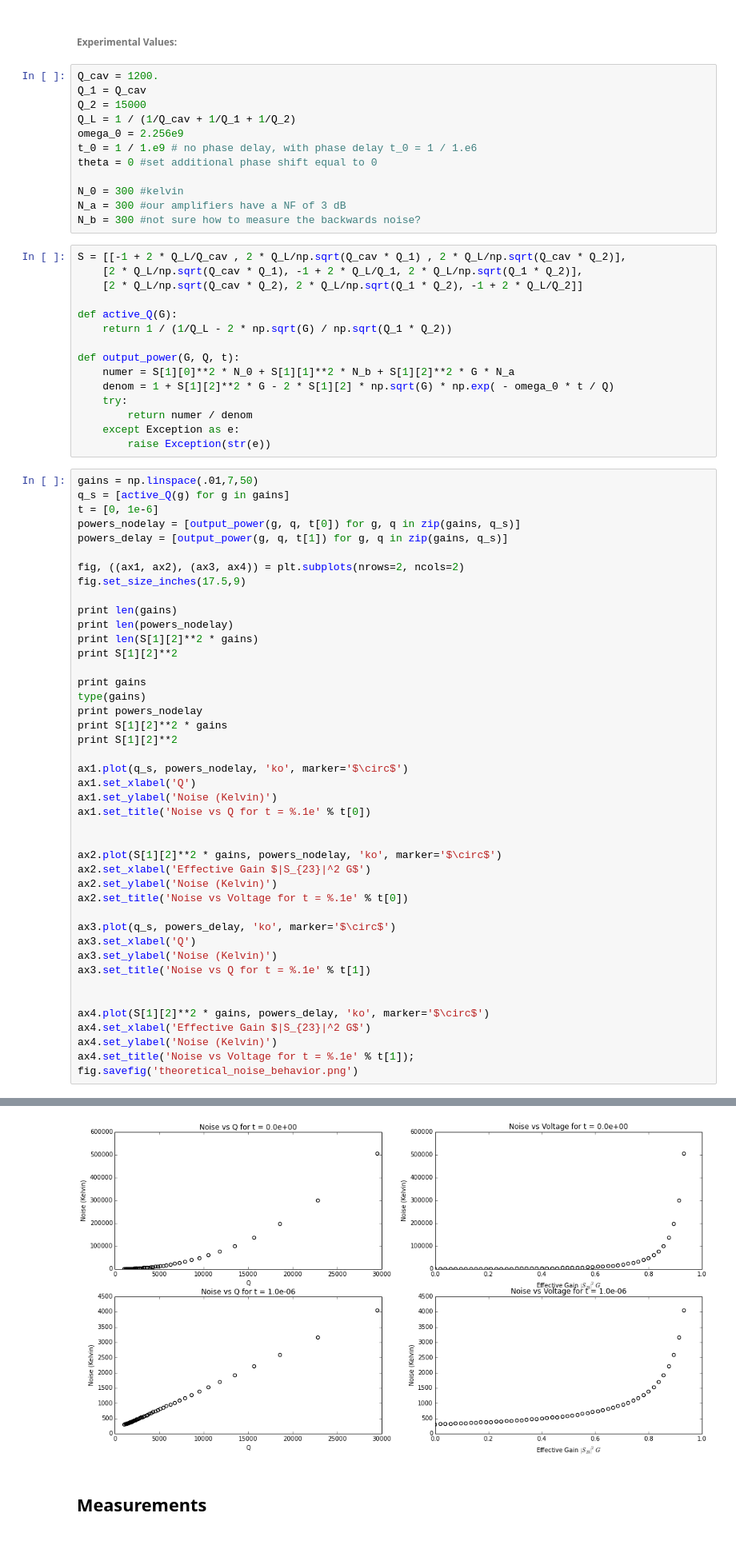
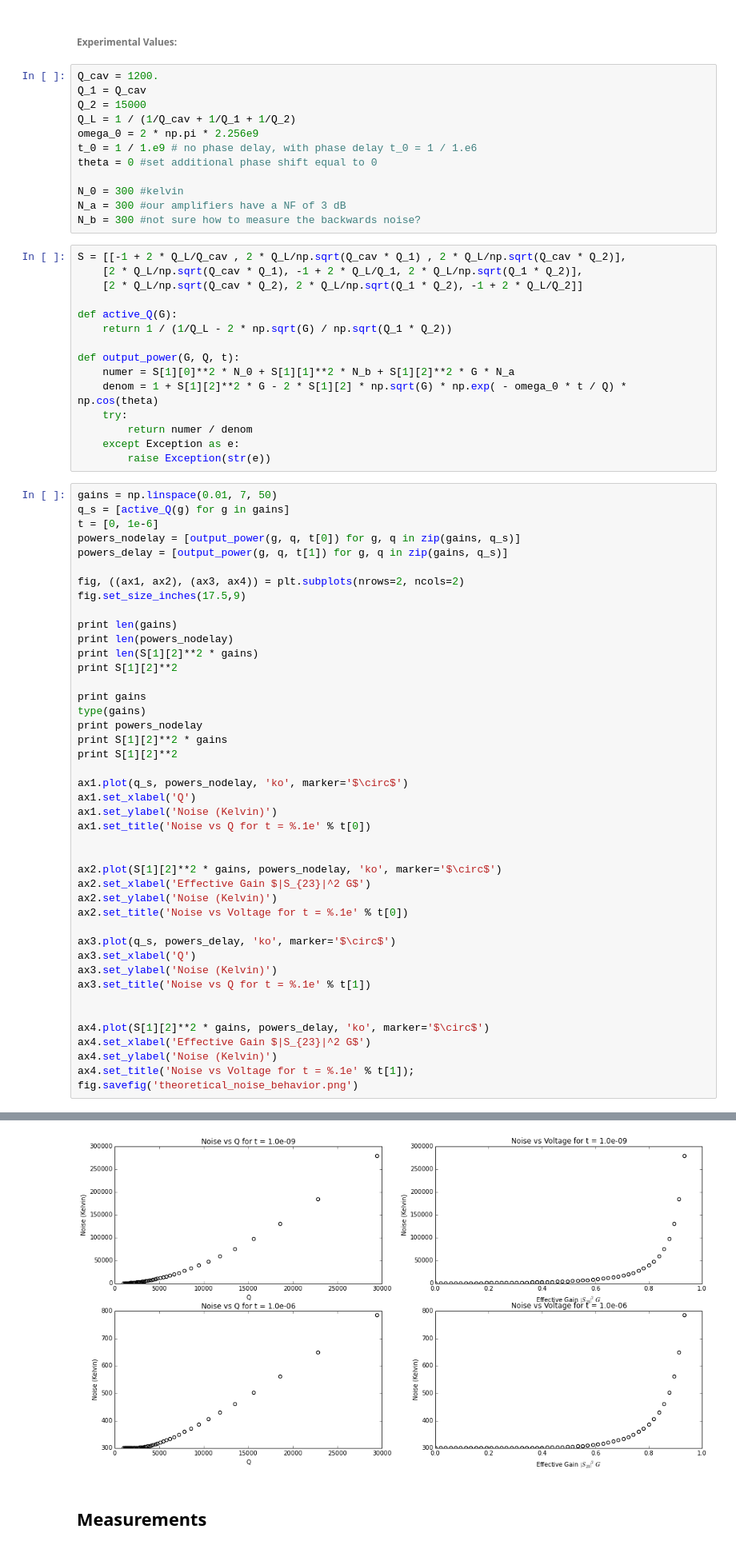
Before and after one commit to lisaleemcb/ouroboros, a Jupyter notebook: Active_Resonator_Calculations.ipynb, the cells around one changed output, grey strips where cells are left out. Shown at 80% size. Drawn from its saved outputs; the diff is of its cells as text.

```diff
--- a/Active_Resonator_Calculations.ipynb
+++ b/Active_Resonator_Calculations.ipynb
@@ -171,7 +171,7 @@ Q_cav = 1200.
 Q_1 = Q_cav
 Q_2 = 15000
 Q_L = 1 / (1/Q_cav + 1/Q_1 + 1/Q_2)
-omega_0 = 2.256e9
+omega_0 = 2 * np.pi * 2.256e9
 t_0 = 1 / 1.e9 # no phase delay, with phase delay t_0 = 1 / 1.e6
 theta = 0 #set additional phase shift equal to 0
 
@@ -188,13 +188,13 @@ def active_Q(G):
 
 def output_power(G, Q, t):
     numer = S[1][0]**2 * N_0 + S[1][1]**2 * N_b + S[1][2]**2 * G * N_a
-    denom = 1 + S[1][2]**2 * G - 2 * S[1][2] * np.sqrt(G) * np.exp( - omega_0 * t / Q)
+    denom = 1 + S[1][2]**2 * G - 2 * S[1][2] * np.sqrt(G) * np.exp( - omega_0 * t / Q) * np.cos(theta)
     try:
         return numer / denom
     except Exception as e:
         raise Exception(str(e))
 # %%
-gains = np.linspace(.01,7,50)
+gains = np.linspace(0.01, 7, 50)
 q_s = [active_Q(g) for g in gains]
 t = [0, 1e-6]
 powers_nodelay = [output_power(g, q, t[0]) for g, q in zip(gains, q_s)]
@@ -257,4 +240,4 @@ fig.savefig('theoretical_noise_behavior.png')
-[figure, old version]
+[figure, new version]
 # %% [markdown]
 ## Measurements
 <a id='measurements'></a>
```
Also changed, not shown: parts of 3 cells of this notebook, 56 other files.
